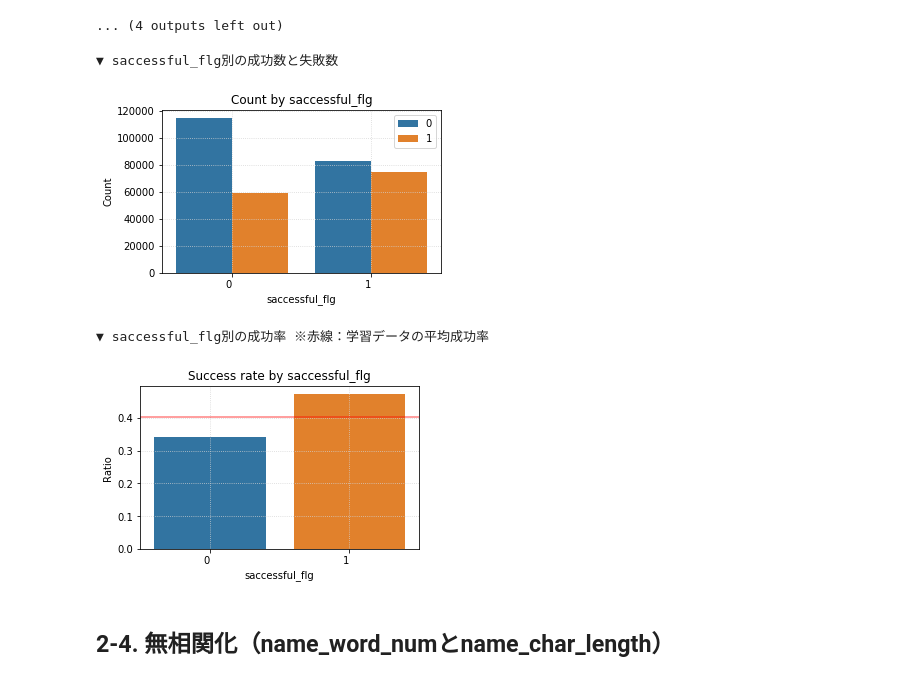
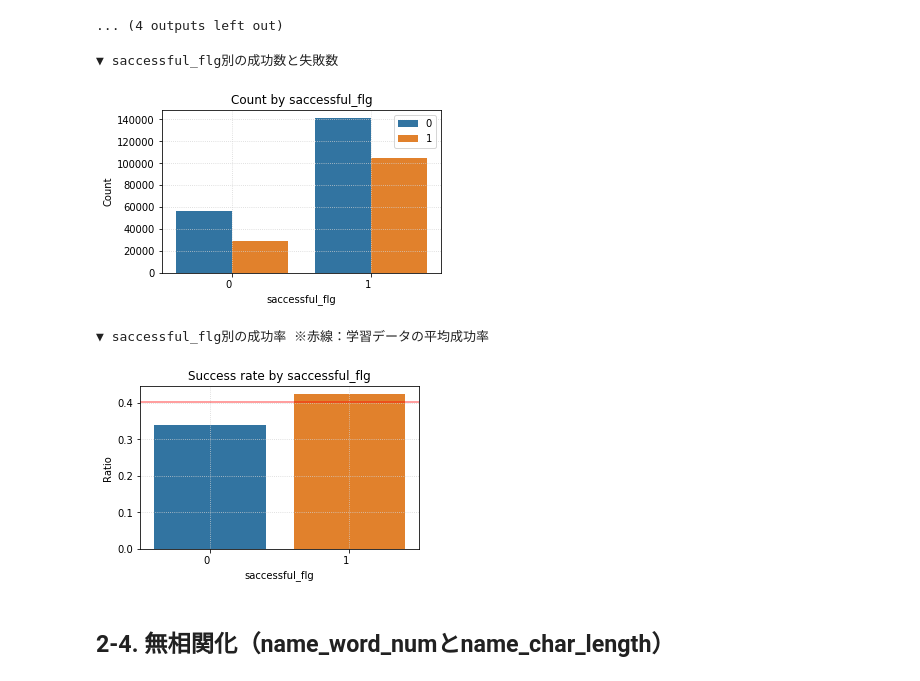
Before and after one commit to arsma12/skillupAI, a Jupyter notebook: Day3_work_長谷川雅代.ipynb, the cells around one changed output. Cells and saved outputs as stored; diff of their text form; code cells hidden in the pictures.

```diff
--- a/Day3_work_長谷川雅代.ipynb
+++ b/Day3_work_長谷川雅代.ipynb
@@ -738,25 +744,25 @@ Name: name_end_char, dtype: int64
 # %%
 
 # 成功プロジェクトのカテゴリ別の平均目標金額
 tb1 = df[df['state']==1][['category','usd_goal_real']]
 tb1 = tb1.reset_index(drop=True).rename(columns={"usd_goal_real" : "successful_goal_mean"})
 tb1_sub = tb1.groupby('category').mean()
 df = df.merge(tb1_sub, on = 'category')
-df['diff_successful_goal_mean'] = df.successful_goal_mean - df.usd_goal_real
+df['diff_successful_goal_mean'] = abs(df.successful_goal_mean - df.usd_goal_real)
 df = df.drop(['successful_goal_mean'], axis=1)
 
 max_diff_goal = max(df['diff_successful_goal_mean'])
 df['diff_goal_rate'] = df['diff_successful_goal_mean'] / max_diff_goal
 df['saccessful_flg'] = np.where((df.period < 35) & (abs(df.diff_goal_rate) < 0.20), 1, 0)
 show_state_count_plot('saccessful_flg',5,3)
 show_successrate_barplot('saccessful_flg',5,3,baseline)
 
 df = df.drop(['diff_goal_rate'], axis=1)
 # %% [output]
 ▼ saccessful_flg別の成功数と失敗数
-[figure, old version]
+[figure, new version]
 ▼ saccessful_flg別の成功率 ※赤線：学習データの平均成功率
-[figure, old version]
+[figure, new version]
 # %% [markdown]
 ## 2-4. 無相関化（name_word_numとname_char_length）
 # %%
```
Also changed, not shown: parts of 16 cells of this notebook.
